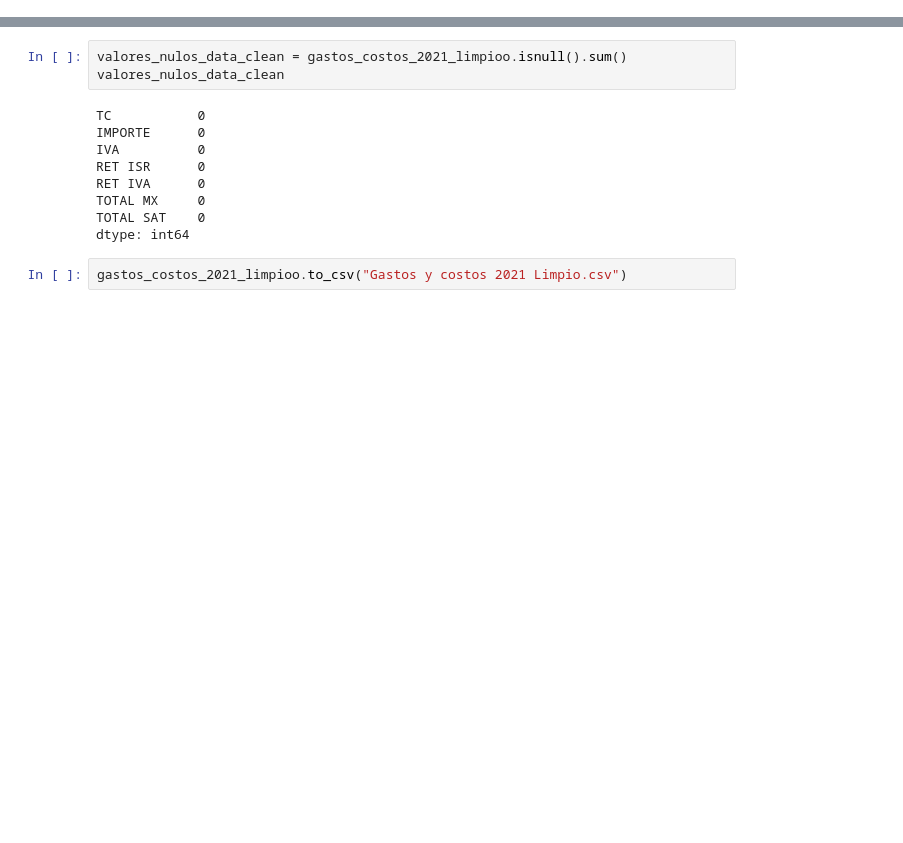
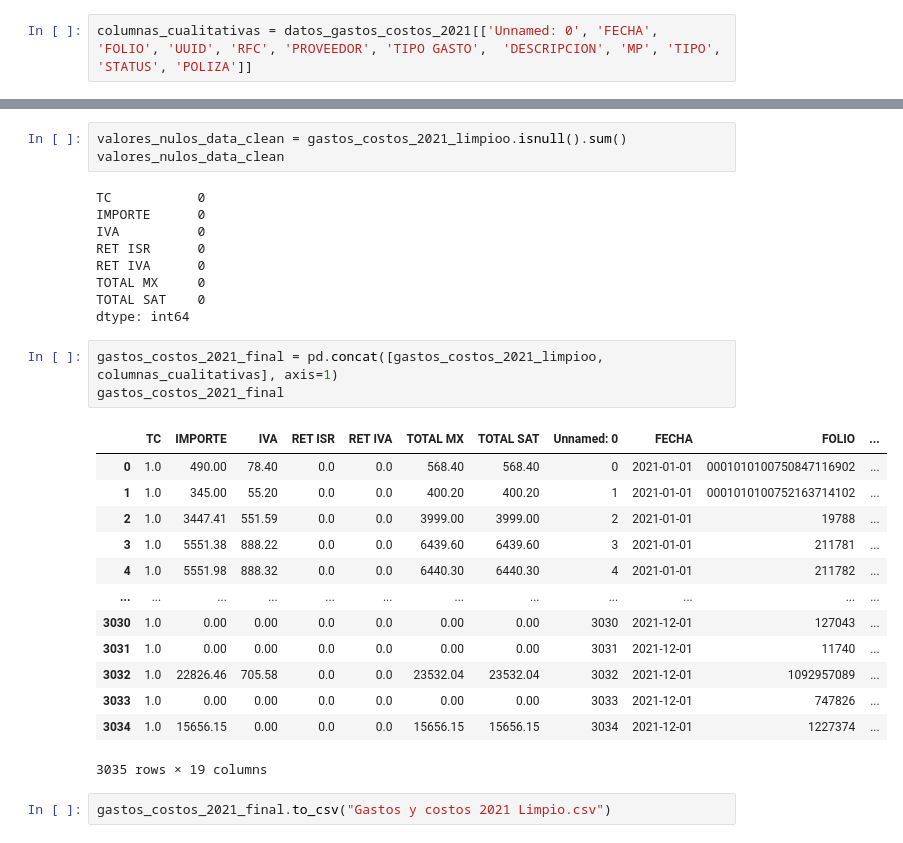
Before and after one commit to osvaldo-terrazas/VALOREES-ATIPICOS, a Jupyter notebook: GASTOS COSTOS 2021 CODIGO.ipynb, the cells around one changed output, grey strips where cells are left out. Saved outputs shown, nothing was run; the diff lists cells and outputs as text; blank space fills up the shorter version.

```diff
--- a/GASTOS COSTOS 2021 CODIGO.ipynb
+++ b/GASTOS COSTOS 2021 CODIGO.ipynb
@@ -39,6 +39,8 @@ Data columns (total 19 columns):
  18  POLIZA       3035 non-null   object
 dtypes: float64(7), int64(1), object(11)
 memory usage: 450.6+ KB
+# %%
+columnas_cualitativas = datos_gastos_costos_2021[['Unnamed: 0', 'FECHA', 'FOLIO', 'UUID', 'RFC', 'PROVEEDOR', 'TIPO GASTO',  'DESCRIPCION', 'MP', 'TIPO', 'STATUS', 'POLIZA']]
 # %%
 datos_gastos_costos_2021_1 = datos_gastos_costos_2021.drop(['Unnamed: 0', 'FECHA', 'FOLIO', 'UUID', 'RFC', 'PROVEEDOR', 'TIPO GASTO',  'DESCRIPCION', 'MP', 'TIPO', 'STATUS', 'POLIZA'], axis = 1)
 datos_gastos_costos_2021_1
@@ -150,5 +152,22 @@ RET IVA      0
 TOTAL MX     0
 TOTAL SAT    0
 dtype: int64
+# %%
+gastos_costos_2021_final = pd.concat([gastos_costos_2021_limpioo, columnas_cualitativas], axis=1)
+gastos_costos_2021_final
+# %% [output]
+|  | TC | IMPORTE | IVA | RET ISR | RET IVA | TOTAL MX | TOTAL SAT | Unnamed: 0 | FECHA | FOLIO | ... |
+| 0 | 1.0 | 490.00 | 78.40 | 0.0 | 0.0 | 568.40 | 568.40 | 0 | 2021-01-01 | 0001010100750847116902 | ... |
+| 1 | 1.0 | 345.00 | 55.20 | 0.0 | 0.0 | 400.20 | 400.20 | 1 | 2021-01-01 | 0001010100752163714102 | ... |
+| 2 | 1.0 | 3447.41 | 551.59 | 0.0 | 0.0 | 3999.00 | 3999.00 | 2 | 2021-01-01 | 19788 | ... |
+| 3 | 1.0 | 5551.38 | 888.22 | 0.0 | 0.0 | 6439.60 | 6439.60 | 3 | 2021-01-01 | 211781 | ... |
+| 4 | 1.0 | 5551.98 | 888.32 | 0.0 | 0.0 | 6440.30 | 6440.30 | 4 | 2021-01-01 | 211782 | ... |
+| ... | ... | ... | ... | ... | ... | ... | ... | ... | ... | ... | ... |
+| 3030 | 1.0 | 0.00 | 0.00 | 0.0 | 0.0 | 0.00 | 0.00 | 3030 | 2021-12-01 | 127043 | ... |
+| 3031 | 1.0 | 0.00 | 0.00 | 0.0 | 0.0 | 0.00 | 0.00 | 3031 | 2021-12-01 | 11740 | ... |
+| 3032 | 1.0 | 22826.46 | 705.58 | 0.0 | 0.0 | 23532.04 | 23532.04 | 3032 | 2021-12-01 | 1092957089 | ... |
+| 3033 | 1.0 | 0.00 | 0.00 | 0.0 | 0.0 | 0.00 | 0.00 | 3033 | 2021-12-01 | 747826 | ... |
+| 3034 | 1.0 | 15656.15 | 0.00 | 0.0 | 0.0 | 15656.15 | 15656.15 | 3034 | 2021-12-01 | 1227374 | ... |
+3035 rows × 19 columns
 # %%
-gastos_costos_2021_limpioo.to_csv("Gastos y costos 2021 Limpio.csv")
+gastos_costos_2021_final.to_csv("Gastos y costos 2021 Limpio.csv")
```
Also changed, not shown: 4 other files.
